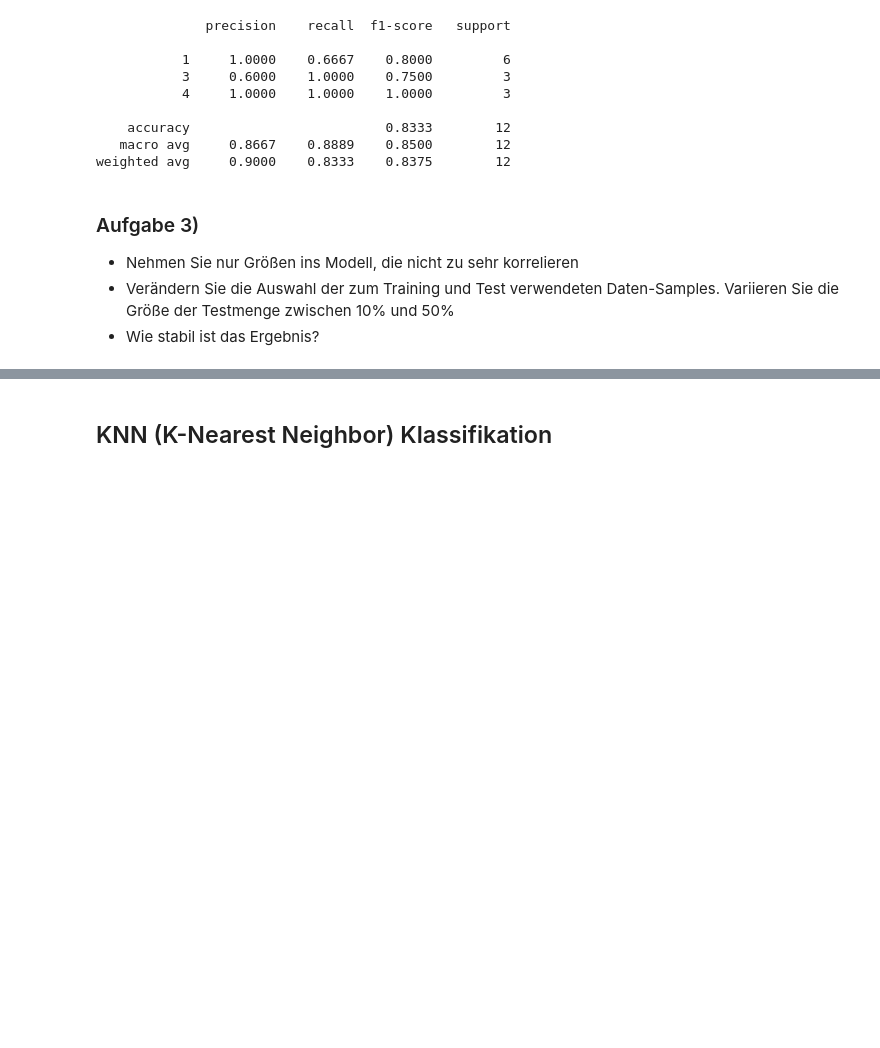
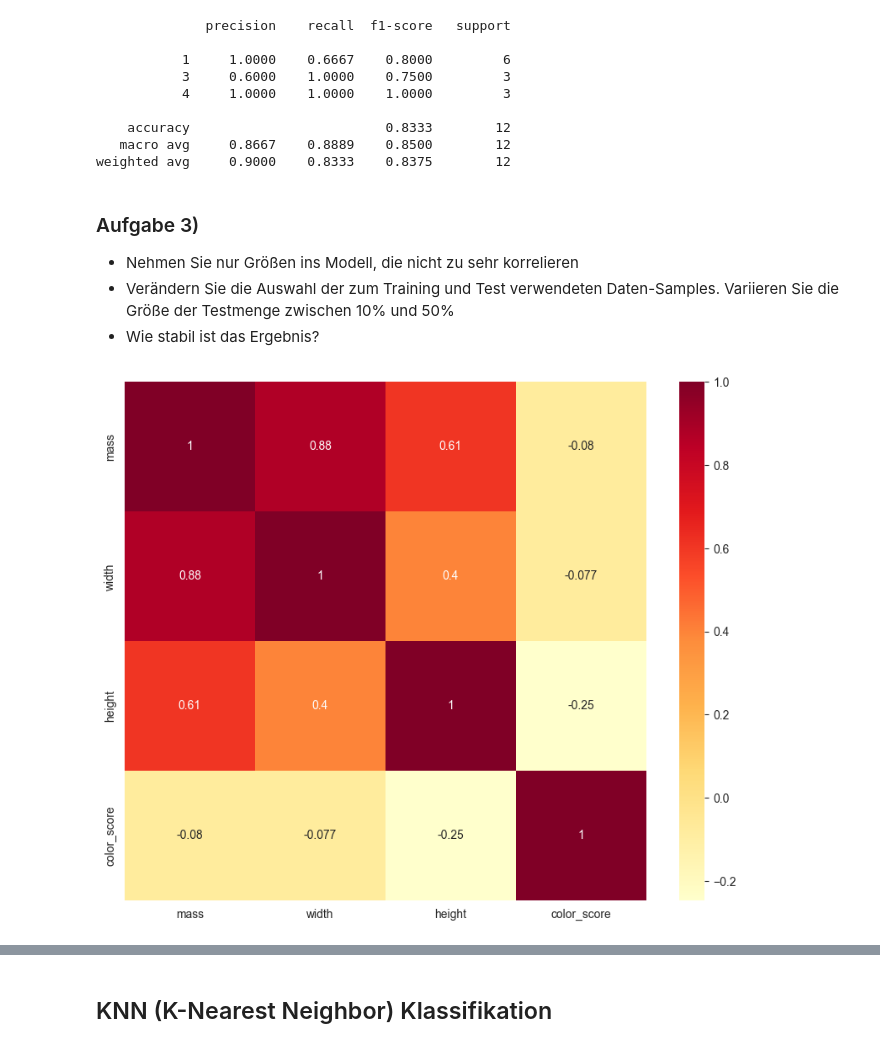
Before and after one commit to Bajtinus/ML-Project, a Jupyter notebook: ELO-files/Python/ML_Lecture3_Classification.ipynb, the cells around one changed output, grey strips where cells are left out. Saved outputs shown, nothing was run; the diff lists cells and outputs as text; code cells hidden in the pictures; blank space fills up the shorter version.

```diff
--- a/ELO-files/Python/ML_Lecture3_Classification.ipynb
+++ b/ELO-files/Python/ML_Lecture3_Classification.ipynb
@@ -702,3 +702,14 @@ weighted avg     0.9000    0.8333    0.8375        12
 - Nehmen Sie nur Größen ins Modell, die nicht zu sehr korrelieren
 - Verändern Sie die Auswahl der zum Training und Test verwendeten Daten-Samples. Variieren Sie die Größe der Testmenge zwischen 10% und 50%
 - Wie stabil ist das Ergebnis?
+# %%
+fruits = pd.read_csv("../../data-sets/Fruits.csv")
+features = ["mass", "width", "height", "color_score"]
+x = fruits[features]
+
+fig = plt.figure(figsize=(10, 8));
+sns.heatmap(x.corr(), cmap="YlOrRd", annot=True)
+
+plt.show()
+# %% [output]
+[figure, added]
```
Also changed, not shown: parts of 3 cells of this notebook.
